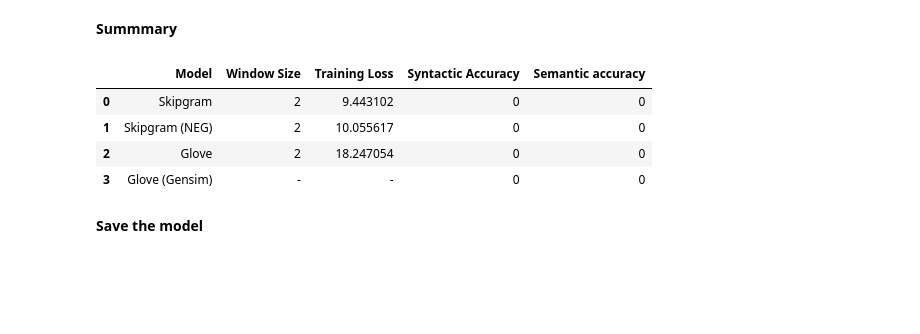
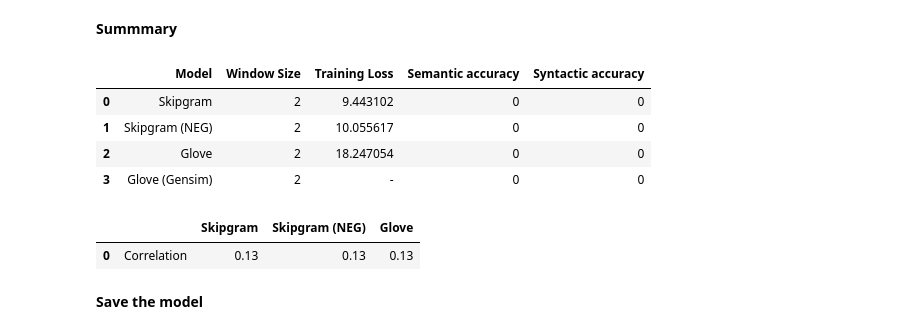
Before and after one commit to pirunrat/Search-Engine, a Jupyter notebook: NLP_A1_jupyternotebook/NLP_A1/A1_Complete.ipynb, the cells around one changed output. Saved outputs shown, nothing was run; the diff lists cells and outputs as text; code cells hidden in the pictures; blank space fills up the shorter version.

Commit message:
Add correlation table

```diff
--- a/NLP_A1_jupyternotebook/NLP_A1/A1_Complete.ipynb
+++ b/NLP_A1_jupyternotebook/NLP_A1/A1_Complete.ipynb
@@ -1140,20 +1101,28 @@ plt.show()
 # %%
-import pandas as pd
-
 df = pd.DataFrame({"Model":['Skipgram','Skipgram (NEG)','Glove','Glove (Gensim)'],
-                   "Window Size":[2,2,2,'-'],
+                   "Window Size":[2,2,2,2],
                    "Training Loss":[9.443102,10.055617,18.247054,'-'],
-                   "Syntactic Accuracy":[0,0,0,0],
-                   "Semantic accuracy":[0,0,0,0]
+                   "Semantic accuracy":[0,0,0,0],
+                   "Syntactic accuracy":[0,0,0,0]
                    })
 
 df
 # %% [output]
-|  | Model | Window Size | Training Loss | Syntactic Accuracy | Semantic accuracy |
+|  | Model | Window Size | Training Loss | Semantic accuracy | Syntactic accuracy |
 | 0 | Skipgram | 2 | 9.443102 | 0 | 0 |
 | 1 | Skipgram (NEG) | 2 | 10.055617 | 0 | 0 |
 | 2 | Glove | 2 | 18.247054 | 0 | 0 |
-| 3 | Glove (Gensim) | - | - | 0 | 0 |
+| 3 | Glove (Gensim) | 2 | - | 0 | 0 |
+# %%
+df = pd.DataFrame({"":'Correlation',
+                   "Skipgram":[0.13],
+                   "Skipgram (NEG)":[0.13],
+                   "Glove":[0.13]
+                   })
+df
+# %% [output]
+|  |  | Skipgram | Skipgram (NEG) | Glove |
+| 0 | Correlation | 0.13 | 0.13 | 0.13 |
 # %% [markdown]
 **Save the model**
 # %%
```
Also changed, not shown: parts of 7 cells of this notebook.
